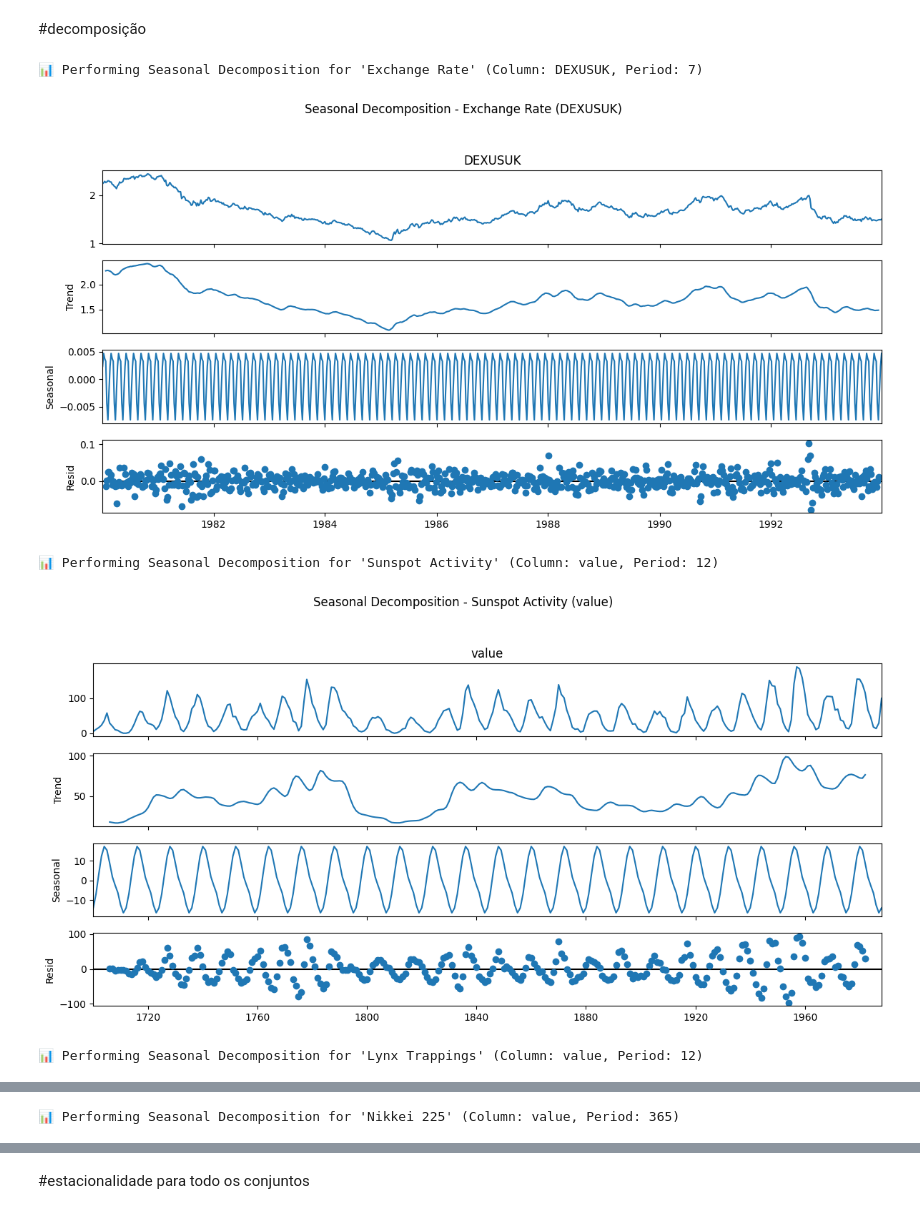
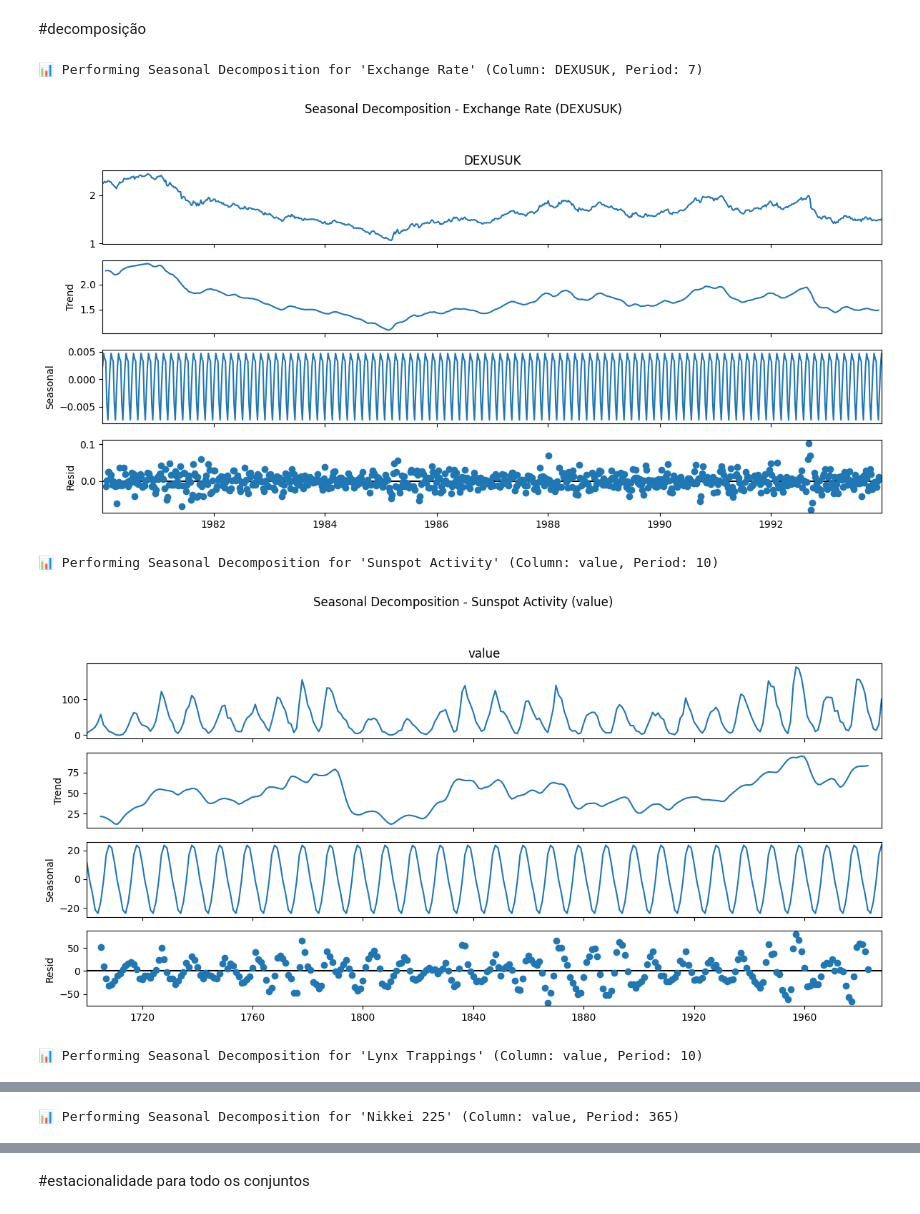
Before and after one commit to metsumesquita/master_degree_UPE, a Jupyter notebook: Hybrid_Model_project.ipynb, the cells around one changed output, grey strips where cells are left out. Cells and saved outputs as stored; diff of their text form; code cells hidden in the pictures.

```diff
--- a/Hybrid_Model_project.ipynb
+++ b/Hybrid_Model_project.ipynb
@@ -368,14 +406,11 @@ data_to_analyze = [
     # Weekly data, so a 7-day period (weekly cycle) is appropriate.
     {"name": "Exchange Rate", "df": exchange_data, "value_col": "DEXUSUK", "seasonal_period": 7},
 
-    # Annual data. If looking for the ~11-year cycle, `seasonal_decompose` can use that.
-    # If no "within-year" seasonality is expected, set to None.
-    {"name": "Sunspot Activity", "df": sunpot_data, "value_col": "value", "seasonal_period": 12}, # Approx 11-year cycle
+    {"name": "Sunspot Activity", "df": sunpot_data, "value_col": "value", "seasonal_period": 10},
 
-    # Annual data. Lynx cycles are around 9-10 years.
-    # If no "within-year" seasonality is expected, set to None.
-    {"name": "Lynx Trappings", "df": lynx_data, "value_col": "value", "seasonal_period": 12}, # Approx 9-year cycle
+    {"name": "Lynx Trappings", "df": lynx_data, "value_col": "value", "seasonal_period": 10},
 
+##The closing Nikkei 225 index (N225) data set covers daily stock#prices from 2006/03/03 to 2010/04/01
     # Daily data. Common periodicities are 5 (trading week), 7 (calendar week), or 365 (yearly).
     {"name": "Nikkei 225", "df": nikkei225_data, "value_col": "value", "seasonal_period": 365} # Trading week seasonality
 ]
@@ -422,33 +457,33 @@ def testar_season_decomp(data_configurations: list):
         print(f"\n📊 Performing Seasonal Decomposition for '{name}' (Column: {value_col}, Period: {period})")
 
         try:
             # Model='additive' is suitable when seasonal fluctuations are roughly constant.
             # Model='multiplicative' is suitable when seasonal fluctuations grow/shrink with the level of the series.
             # Choose the model appropriate for your data.
             decomposicao = seasonal_decompose(serie, model='additive', period=period)
 
             # Plot the components
             fig = decomposicao.plot()
             fig.set_size_inches(12, 6) # Make the plot a bit larger for readability
             plt.suptitle(f"Seasonal Decomposition - {name} ({value_col})", y=1.02)
             plt.tight_layout(rect=[0, 0, 1, 0.98]) # Adjust layout to prevent title overlap
             plt.show()
         except Exception as e:
             print(f"An error occurred during decomposition for '{name}': {e}")
 
             # Define o nome do arquivo, combinando o nome da série e a coluna
             filename = f"decomposicao_{name.replace(' ', '_').replace('/', '_')}_{value_col}.png"
             plt.savefig(filename, dpi=300, bbox_inches='tight')
             print(f"Gráfico salvo como: {filename}")
 
 
 
 # --- Call the function with your data ---
 if __name__ == "__main__":
     testar_season_decomp(data_configurations=data_to_analyze)
 # %% [output]
 📊 Performing Seasonal Decomposition for 'Exchange Rate' (Column: DEXUSUK, Period: 7)
 [figure]
-📊 Performing Seasonal Decomposition for 'Sunspot Activity' (Column: value, Period: 12)
+📊 Performing Seasonal Decomposition for 'Sunspot Activity' (Column: value, Period: 10)
-[figure, old version]
+[figure, new version]
-📊 Performing Seasonal Decomposition for 'Lynx Trappings' (Column: value, Period: 12)
+📊 Performing Seasonal Decomposition for 'Lynx Trappings' (Column: value, Period: 10)
```
Also changed, not shown: parts of 112 cells of this notebook.
